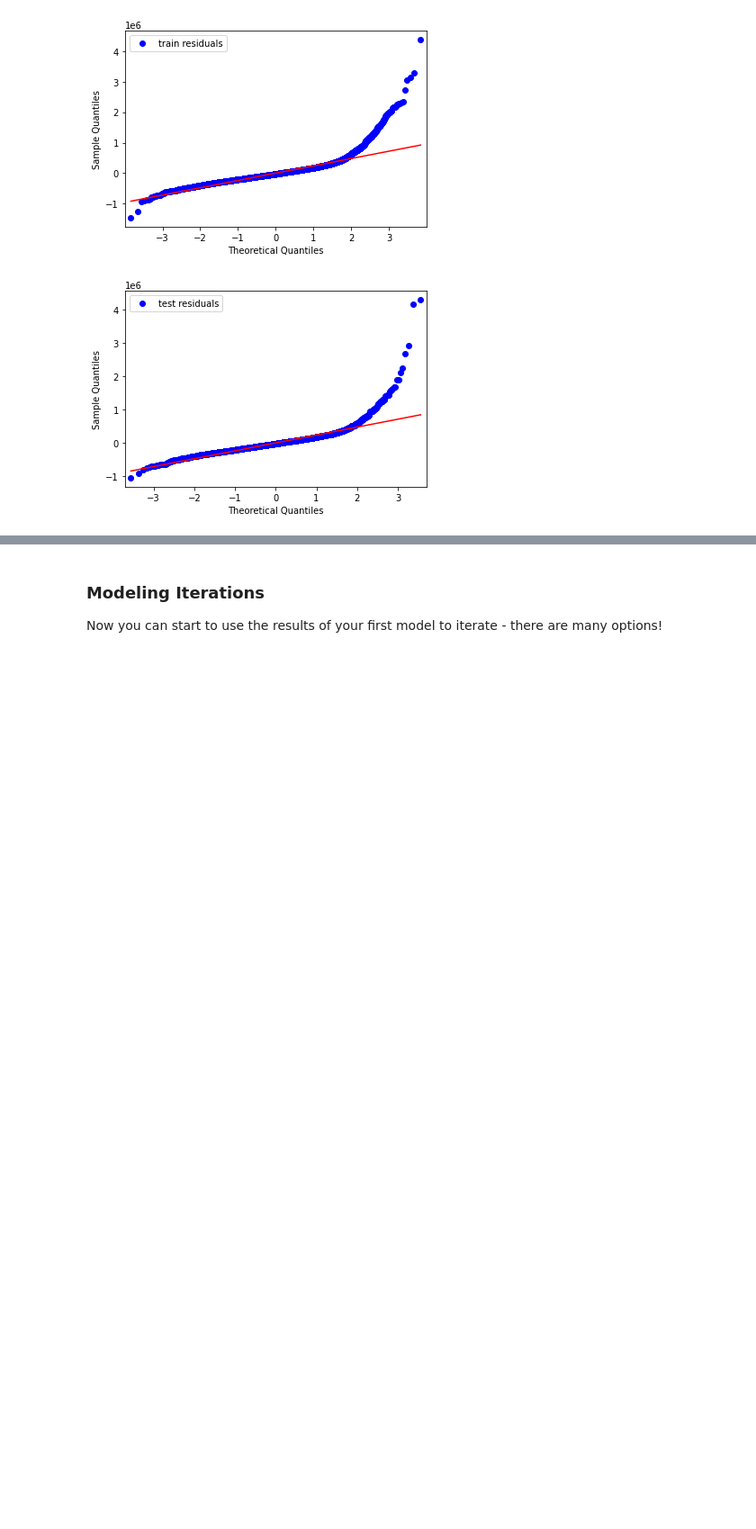
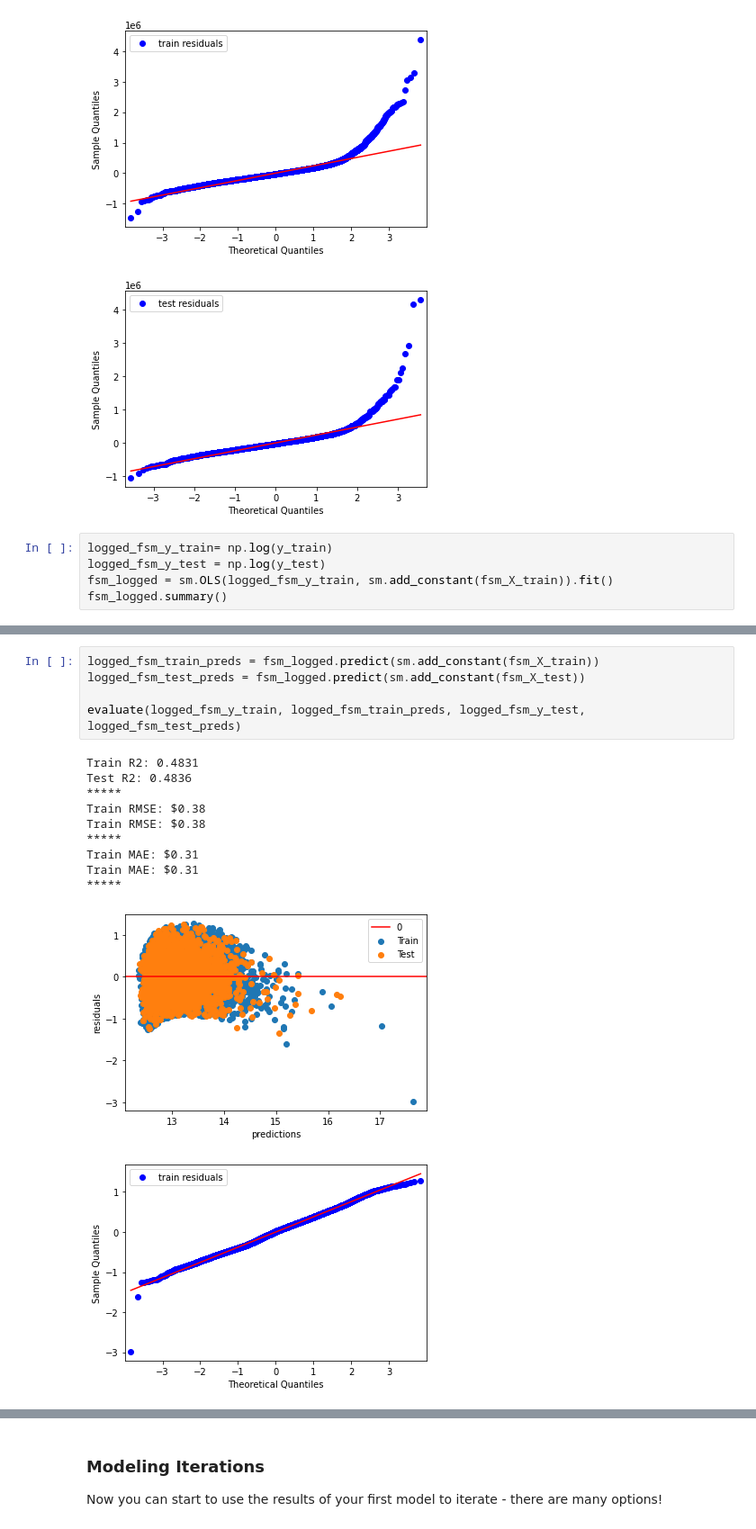
Before and after one commit to garrettwilliams90/Housing_Analysis, a Jupyter notebook: TeamBrass.ipynb, the cells around one changed output, grey strips where cells are left out. Shown at 90% size. Cells and saved outputs as stored; diff of their text form; blank space fills up the shorter version.

Commit message:
logged y for 1st simple model

```diff
--- a/TeamBrass.ipynb
+++ b/TeamBrass.ipynb
@@ -835,3 +835,8 @@ Train MAE: $171,964.83
 [figure]
 [figure]
 [figure]
+# %%
+logged_fsm_y_train= np.log(y_train)
+logged_fsm_y_test = np.log(y_test)
+fsm_logged = sm.OLS(logged_fsm_y_train, sm.add_constant(fsm_X_train)).fit()
+fsm_logged.summary()
@@ -837,0 +865,17 @@ Train MAE: $171,964.83
+# %%
+logged_fsm_train_preds = fsm_logged.predict(sm.add_constant(fsm_X_train))
+logged_fsm_test_preds = fsm_logged.predict(sm.add_constant(fsm_X_test))
+
+evaluate(logged_fsm_y_train, logged_fsm_train_preds, logged_fsm_y_test, logged_fsm_test_preds)
+# %% [output]
+Train R2: 0.4831
+Test R2: 0.4836
+*****
+Train RMSE: $0.38
+Train RMSE: $0.38
+*****
+Train MAE: $0.31
+Train MAE: $0.31
+*****
+[figure, added]
+[figure, added]
```
Also changed, not shown: parts of 5 cells of this notebook.
